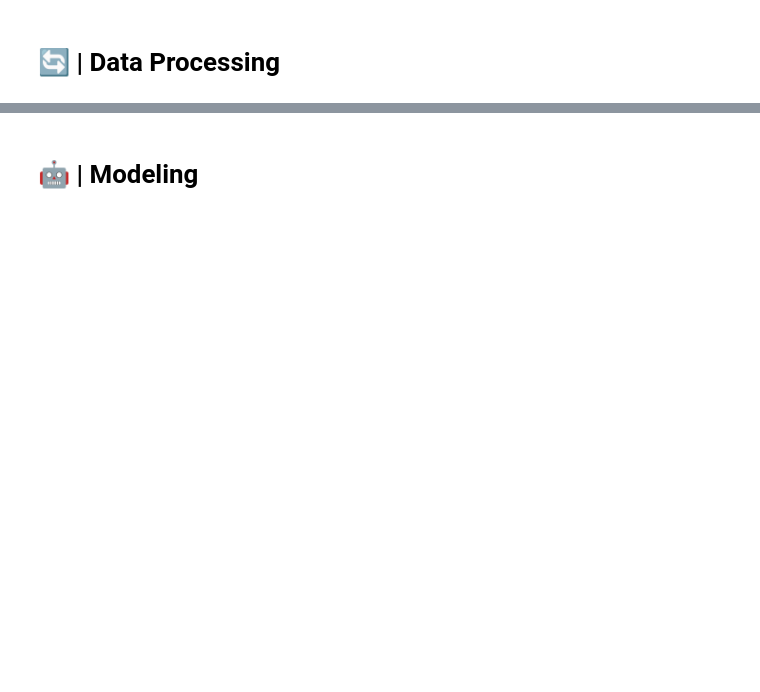
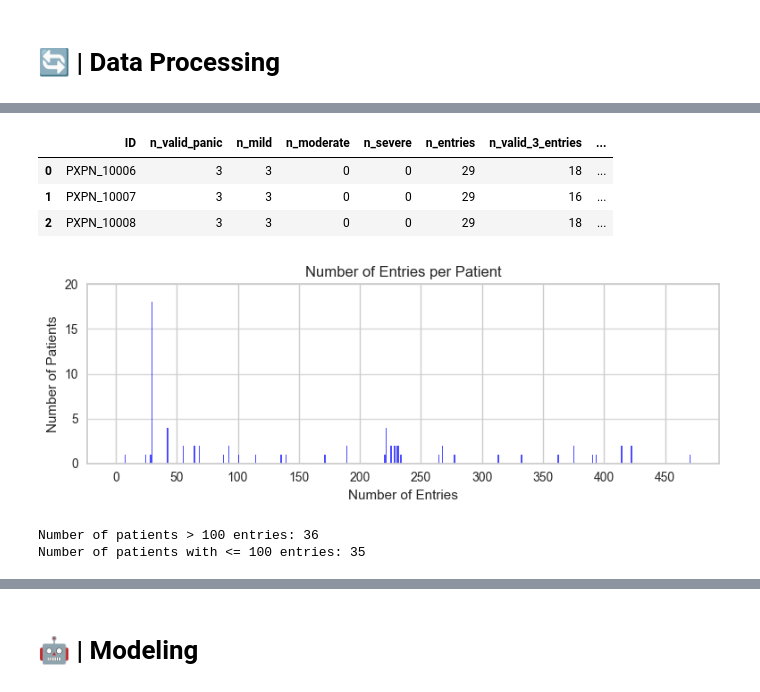
Before and after one commit to cyshin971/Panic-Project-DHLAB, a Jupyter notebook: cys/severity_multiclass_pycaret.ipynb, the cells around one changed output, grey strips where cells are left out. Saved outputs shown, nothing was run; the diff lists cells and outputs as text; code cells hidden in the pictures; blank space fills up the shorter version.

Commit message:
severity_multiclass_pycaret version 1.2

```diff
--- a/cys/severity_multiclass_pycaret.ipynb
+++ b/cys/severity_multiclass_pycaret.ipynb
@@ -112,8 +125,8 @@ metadata = read_csv(get_file_path(PREPROC_PATH, f'panic_metadata_{preproc_versio
 display(metadata.head(3))
 demography_data = read_csv(get_file_path(PREPROC_PATH, f'panic_demography_data_{preproc_version}({scraped_data_filename}).csv'))
 display(demography_data.head(3))
-# patient_data = read_csv(get_file_path(ANALYSIS_PATH, f'panic_patient_analysis_{analysis_version}({scraped_data_filename}).csv'))
-# display(patient_data.head(3))
+patient_data = read_csv(get_file_path(ANALYSIS_PATH, f'panic_patient_analysis_{analysis_version}({scraped_data_filename}).csv'))
+display(patient_data.head(3))
 
 print(f"Number of Demographic Features: {len(features_dict['demography'])}")
 print(f"Number of Daily Features: {len(features_dict['dailylog'])}")
@@ -124,5 +161,5 @@ print(f"Number of Questionnaire Features: {len(features_dict['questionnaire'])}"
 # %%
-dbp_param = 1
+dbp_param = 3
 
 filtered_metadata = create_empty_df()
 filtered_pre_data = create_empty_df()
@@ -186,9 +237,10 @@ for i in range(1, dbp_param + 1):
 		features_list += features_dict['questionnaire']
 	filtered_pre_data_i = filtered_pre_data_i[features_list].copy()
 	# rename ALL non-ID columns to include the suffix
-	cols_to_rename = [c for c in filtered_pre_data_i.columns if c != 'entry_id']
-	rename_map = {c: f"{c}_{i}" for c in cols_to_rename}
-	filtered_pre_data_i.rename(columns=rename_map, inplace=True)
+	if dbp_param > 1:
+		cols_to_rename = [c for c in filtered_pre_data_i.columns if c != 'entry_id']
+		rename_map = {c: f"{c}({i})" for c in cols_to_rename}
+		filtered_pre_data_i.rename(columns=rename_map, inplace=True)
 
 	proc_data_int = pd.merge(proc_data_int, filtered_pre_data_i, on='entry_id', how='left', suffixes=('', f'_{i}'))
 
@@ -210,3 +299,33 @@ save_as_csv(proc_data, OUTPUT_PATH, f'panic_severity_multi_proc_data_{dbp_param}
+# %%
+agg_matrix = [
+	('n_valid_panic', 'entry_id', 'count'),
+	('n_mild', 'severity', lambda x: (x == 'Mild').sum()),
+	('n_moderate', 'severity', lambda x: (x == 'Moderate').sum()),
+	('n_severe', 'severity', lambda x: (x == 'Severe').sum()),
+]
+
+proc_data_agg = aggregate_by_column(proc_data, 'ID', agg_matrix)
+
+# merge the relevant IDs from patient_data into proc_data_agg to get the patient data
+proc_data_agg = pd.merge(proc_data_agg, patient_data, on='ID', how='left')
+display(proc_data_agg.head(3))
+# %% [output]
+|  | ID | n_valid_panic | n_mild | n_moderate | n_severe | n_entries | n_valid_3_entries | ... |
+| 0 | PXPN_10006 | 3 | 3 | 0 | 0 | 29 | 18 | ... |
+| 1 | PXPN_10007 | 3 | 3 | 0 | 0 | 29 | 16 | ... |
+| 2 | PXPN_10008 | 3 | 3 | 0 | 0 | 29 | 18 | ... |
+# %%
+plot_histogram_of_counts(proc_data_agg['n_entries'],
+						 title='Number of Entries per Patient', figsize=(8, 3),
+						 xlabel='Number of Entries',
+						 ylabel='Number of Patients', ymax=20,
+       					 bins_step=50)
+print(f"Number of patients > 100 entries: {len(proc_data_agg[proc_data_agg['n_entries'] > 100])}")
+print(f"Number of patients with <= 100 entries: {len(proc_data_agg[proc_data_agg['n_entries'] <= 100])}")
+# %% [output]
+[figure, added]
+Number of patients > 100 entries: 36
+Number of patients with <= 100 entries: 35
 # %%
 # make a histogram of the severity distribution
 plt.figure(figsize=(5, 3))
```
Also changed, not shown: parts of 23 cells of this notebook, 2 other files.
